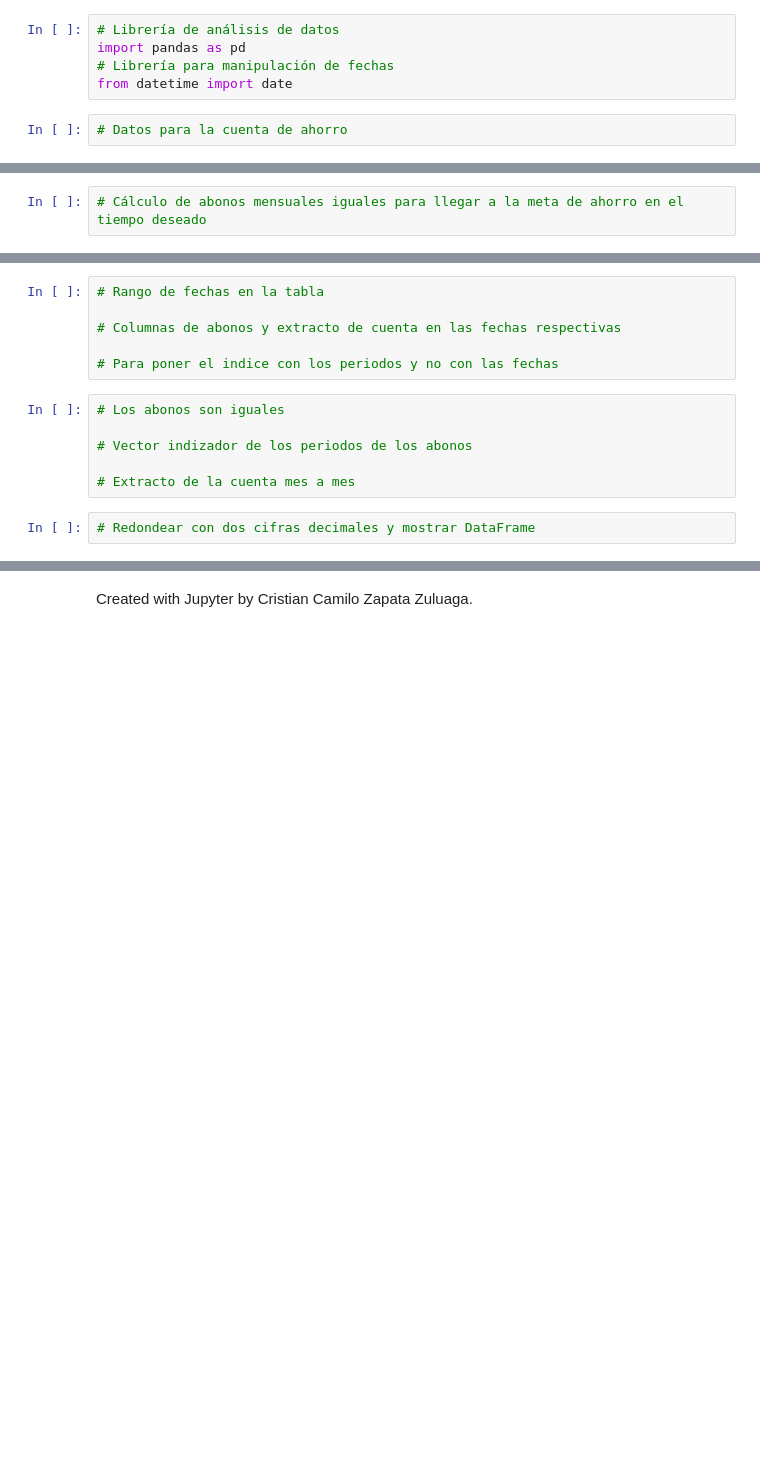
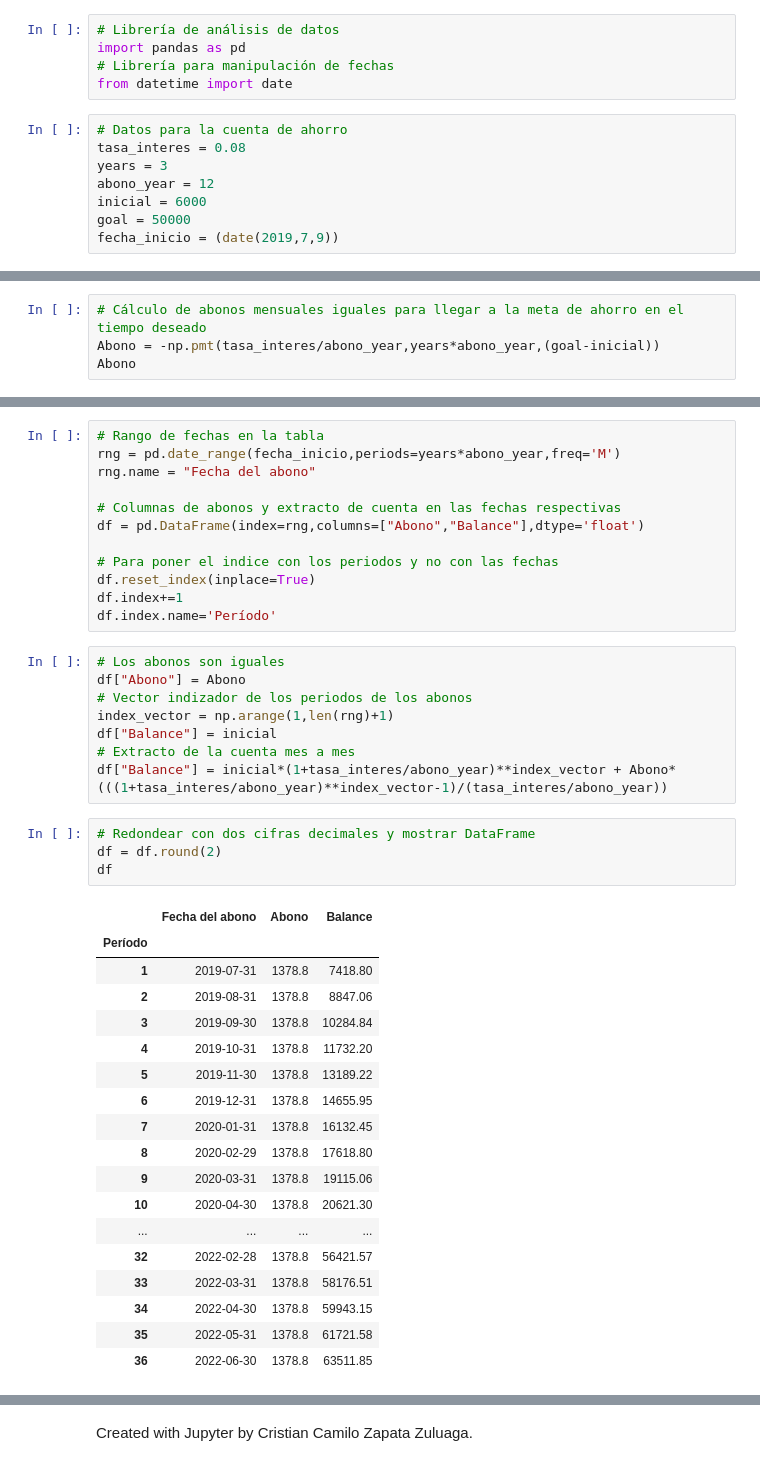
Before and after one commit to adangonzep/SimMat2019-Verano, a Jupyter notebook: Módulo 3/Clase17_ModeloAhorro.ipynb, the cells around one changed output, grey strips where cells are left out. Drawn from its saved outputs; the diff is of its cells as text; blank space fills up the shorter version.

```diff
--- a/Módulo 3/Clase17_ModeloAhorro.ipynb
+++ b/Módulo 3/Clase17_ModeloAhorro.ipynb
@@ -259,3 +304,9 @@ import pandas as pd
 from datetime import date
 # %%
 # Datos para la cuenta de ahorro
+tasa_interes = 0.08
+years = 3
+abono_year = 12
+inicial = 6000
+goal = 50000
+fecha_inicio = (date(2019,7,9))
@@ -262,2 +333,4 @@ from datetime import date
 # %%
 # Cálculo de abonos mensuales iguales para llegar a la meta de ahorro en el tiempo deseado
+Abono = -np.pmt(tasa_interes/abono_year,years*abono_year,(goal-inicial))
+Abono
@@ -264,17 +339,46 @@ from datetime import date
 # %%
 # Rango de fechas en la tabla
+rng = pd.date_range(fecha_inicio,periods=years*abono_year,freq='M')
+rng.name = "Fecha del abono"
 
 # Columnas de abonos y extracto de cuenta en las fechas respectivas
+df = pd.DataFrame(index=rng,columns=["Abono","Balance"],dtype='float')
 
 # Para poner el indice con los periodos y no con las fechas
+df.reset_index(inplace=True)
+df.index+=1
+df.index.name='Período'
 # %%
 # Los abonos son iguales
-
+df["Abono"] = Abono
 # Vector indizador de los periodos de los abonos
-
+index_vector = np.arange(1,len(rng)+1)
+df["Balance"] = inicial
 # Extracto de la cuenta mes a mes
+df["Balance"] = inicial*(1+tasa_interes/abono_year)**index_vector + Abono*(((1+tasa_interes/abono_year)**index_vector-1)/(tasa_interes/abono_year))
 # %%
 # Redondear con dos cifras decimales y mostrar DataFrame
+df = df.round(2)
+df
+# %% [output]
+|  | Fecha del abono | Abono | Balance |
+| Período |  |  |  |
+| 1 | 2019-07-31 | 1378.8 | 7418.80 |
+| 2 | 2019-08-31 | 1378.8 | 8847.06 |
+| 3 | 2019-09-30 | 1378.8 | 10284.84 |
+| 4 | 2019-10-31 | 1378.8 | 11732.20 |
+| 5 | 2019-11-30 | 1378.8 | 13189.22 |
+| 6 | 2019-12-31 | 1378.8 | 14655.95 |
+| 7 | 2020-01-31 | 1378.8 | 16132.45 |
+| 8 | 2020-02-29 | 1378.8 | 17618.80 |
+| 9 | 2020-03-31 | 1378.8 | 19115.06 |
+| 10 | 2020-04-30 | 1378.8 | 20621.30 |
+| ... | ... | ... | ... |
+| 32 | 2022-02-28 | 1378.8 | 56421.57 |
+| 33 | 2022-03-31 | 1378.8 | 58176.51 |
+| 34 | 2022-04-30 | 1378.8 | 59943.15 |
+| 35 | 2022-05-31 | 1378.8 | 61721.58 |
+| 36 | 2022-06-30 | 1378.8 | 63511.85 |
 # %% [markdown]
 ## Tarea.
 > - Consultar tasas de interés reales en algún banco y proyectar un ahorro mensual para que al terminar su carrera tengan $\$45000$ MXN en su cuenta.
```
Also changed, not shown: parts of 11 cells of this notebook.
